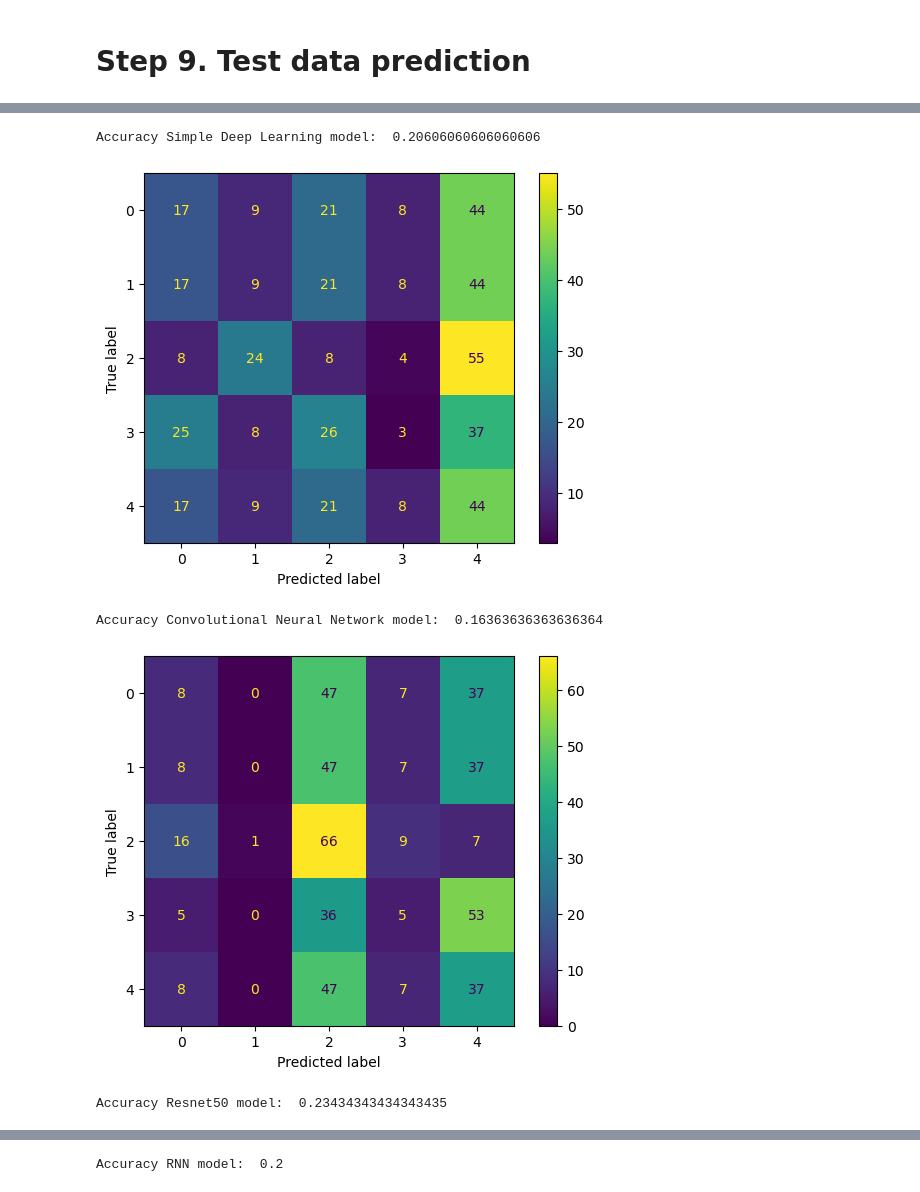
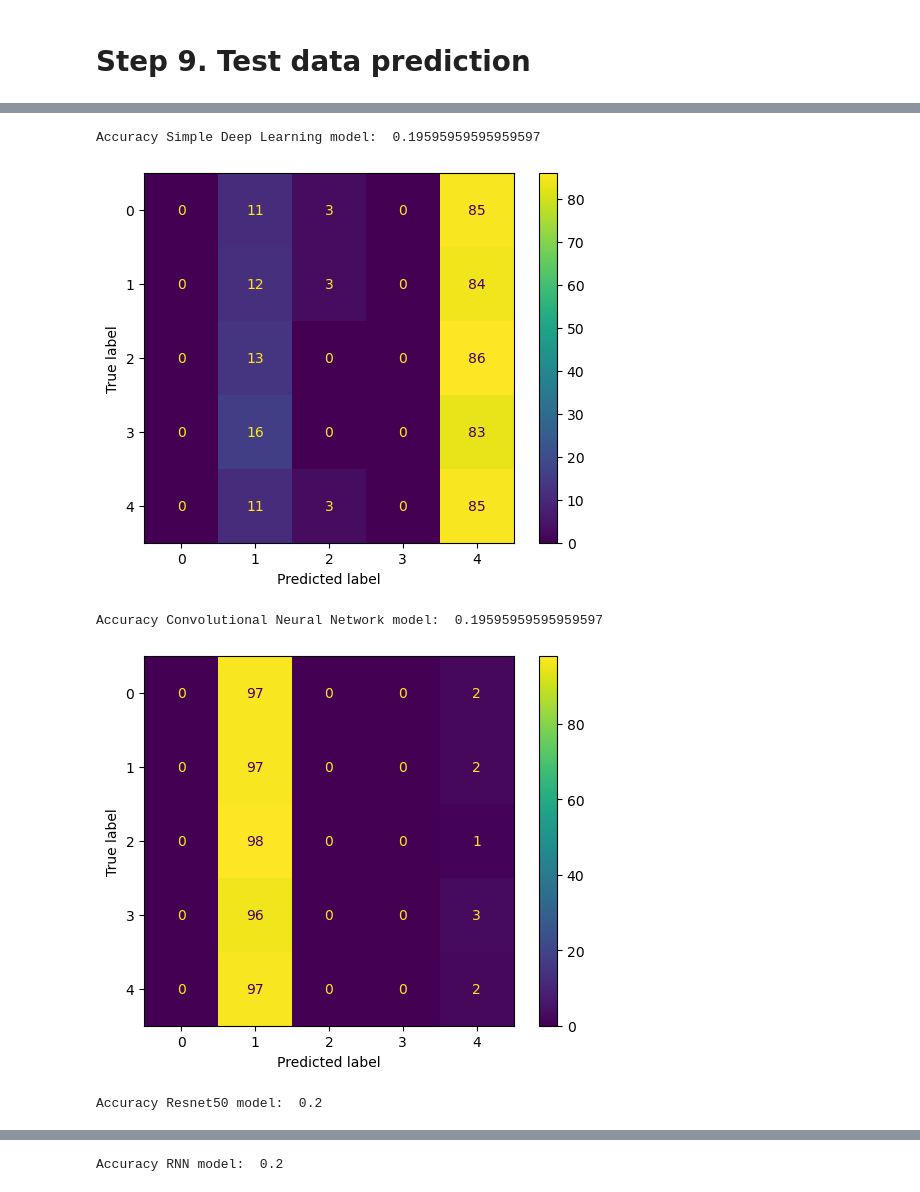
Before and after one commit to SiruiWang0731/Tree-species-classification, a Jupyter notebook: tree_classification_NN_indices.ipynb, the cells around one changed output, grey strips where cells are left out. Saved outputs shown, nothing was run; the diff lists cells and outputs as text; code cells hidden in the pictures.

```diff
--- a/tree_classification_NN_indices.ipynb
+++ b/tree_classification_NN_indices.ipynb
@@ -713,2 +893,0 @@ model_rn.compile(
-# %%
-history3=model_rn.fit(X_train_nn, Y_train, epochs=80,callbacks=[SelectiveProgbarLogger(verbose = 1,epoch_interval=20),EarlyStopping],  verbose=0,validation_data=(X_val_nn, Y_val))
@@ -804,9 +893,0 @@ ________________________________________________________________________________
-# %%
-fine_tune_epochs = 10
-initial_epochs = max(history3.epoch)
-total_epochs =  initial_epochs + fine_tune_epochs
-
-history_fine = model_rn.fit(X_train_nn,Y_train,
-                         epochs=total_epochs, callbacks=EarlyStopping3,
-                         initial_epoch=history3.epoch[-1],
-                         validation_data=(X_val_nn,Y_val))
@@ -903,7 +936,7 @@ RNNs_model.compile(
 
 
 history5=RNNs_model.fit(
-    X_train_nn, Y_train, epochs=100,callbacks=[SelectiveProgbarLogger(verbose = 1,epoch_interval=20),EarlyStopping],  verbose=0, validation_data=(X_val_nn, Y_val), batch_size=batch_size
+    X_train_nn, Y_train, epochs=100,callbacks=[SelectiveProgbarLogger(verbose = 1,epoch_interval=10),EarlyStopping],  verbose=0, validation_data=(X_val_nn, Y_val), batch_size=batch_size
 )
 # %% [output]
 Epoch 1/100
@@ -1000,7 +1039,7 @@ Non-trainable params: 128
 _________________________________________________________________
 7
 # %%
-fine_tune_epochs = 10
+fine_tune_epochs = 15
 initial_epochs = max(history5.epoch)
 total_epochs =  initial_epochs + fine_tune_epochs
 
@@ -1092,9 +1147,9 @@ Accuracy Simple Deep Learning model:  0.8937644341801386
 # %% [markdown]
 # Step 9. Test data prediction
 # %%
-y_pred_dl_p_3 = simple_model.predict(X_test_nn)
-y_pred_cnn_p_3 = CNNs_model.predict(X_test_nn)
-y_pred_rn_p_3 = model_rn.predict(X_test_nn)
+y_pred_dl_p_3 = simple_model.predict(X_test_nn2)
+y_pred_cnn_p_3 = CNNs_model.predict(X_test_nn2)
+y_pred_rn_p_3 = model_rn.predict(X_test_nn2)
 y_pred_rnn_p_3 = RNNs_model.predict(X_test_nn)
 y_pred_dl_3 = np.argmax(y_pred_dl_p_3,axis=1).astype(np.int16)
 y_pred_cnn_3 = np.argmax(y_pred_cnn_p_3,axis=1).astype(np.int16)
@@ -1129,5 +1184,5 @@ print("Accuracy RNN model: ", acc_rnn_3)
-Accuracy Simple Deep Learning model:  0.20606060606060606
+Accuracy Simple Deep Learning model:  0.19595959595959597
-[figure, old version]
+[figure, new version]
-Accuracy Convolutional Neural Network model:  0.16363636363636364
+Accuracy Convolutional Neural Network model:  0.19595959595959597
-[figure, old version]
+[figure, new version]
-Accuracy Resnet50 model:  0.23434343434343435
+Accuracy Resnet50 model:  0.2
```
Also changed, not shown: parts of 64 cells of this notebook.
